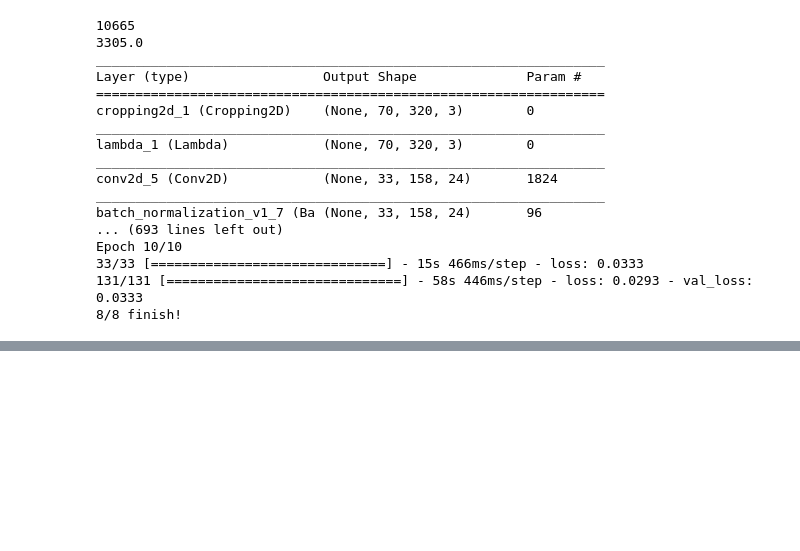
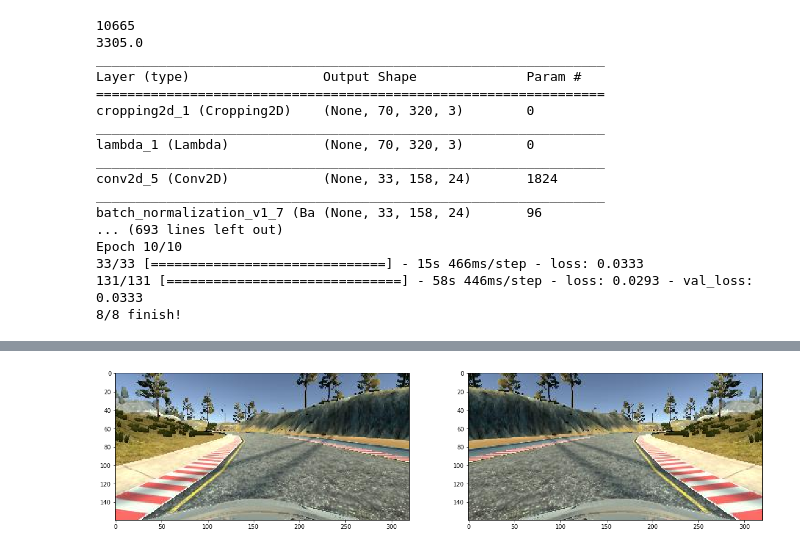
Before and after one commit to KentaNishi/CarND-Behavioral-cloning, a Jupyter notebook: model.ipynb, the cells around one changed output, grey strips where cells are left out. Drawn from its saved outputs; the diff is of its cells as text; code cells hidden in the pictures; blank space fills up the shorter version.

```diff
--- a/model.ipynb
+++ b/model.ipynb
@@ -702,0 +717,12 @@ Epoch 10/10
+# %%
+import cv2
+import matplotlib.pyplot as plt
+name = "../sim_data_recovery_left/IMG/center_2019_08_20_17_46_30_143.jpg"
+image = cv2.cvtColor(cv2.imread(name),cv2.COLOR_BGR2RGB)
+image_flip = np.fliplr(image)
+f,ax = plt.subplots(nrows = 1,ncols=2,figsize= (20,10))
+ax[0].imshow(image)
+ax[1].imshow(image_flip)
+f.savefig("flip.png")
+# %% [output]
+[figure, added]
```
Also changed, not shown: parts of 2 cells of this notebook, 9 other files.
